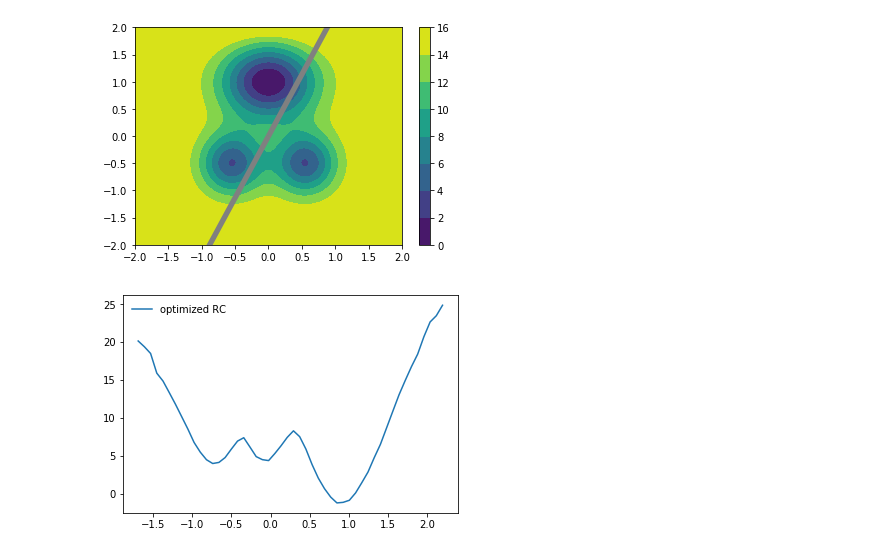
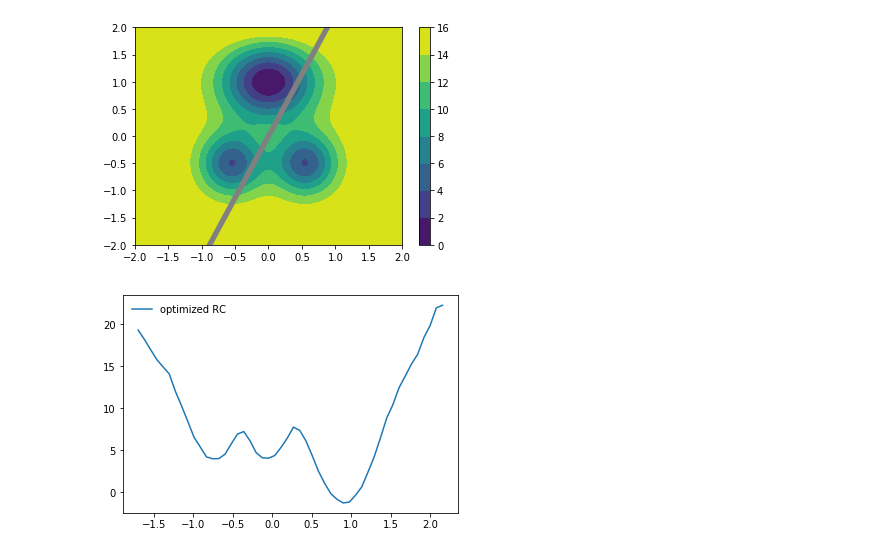
Before and after one commit to anotherjoshsmith/SGOOP, a Jupyter notebook: examples/model_potentials.ipynb, the cells around one changed output. Drawn from its saved outputs; the diff is of its cells as text; code cells hidden in the pictures.

```diff
--- a/examples/model_potentials.ipynb
+++ b/examples/model_potentials.ipynb
@@ -70,8 +74,3 @@ sgoop_params = {
     'diffusivity': 1.0
 }
-# %%
-def angle_to_rc(angle):
-    x = np.cos(angle)
-    y = np.sin(angle)
-    return np.array([x, y])
 # %%
@@ -643,26 +617,19 @@ sgoop_params = {
     'diffusivity': 1.0
 }
 # %%
+from sgoop.sgoop import rc_eval
+from sgoop.utilities import angle_to_rc
+
 # evaluate spectral gap for various CVs
 thetas = np.linspace(0, np.pi / 2, 20)
 sg = np.zeros_like(thetas)
 for idx, angle in enumerate(thetas):
     rc = angle_to_rc(angle)
-    prob, grid = md_prob(
+    sg[idx] = rc_eval(
         rc,
-        monte_carlo_traj,
-        sgoop_params['cv_cols'],
-        monte_carlo_traj['weights'].values,
-        sgoop_params['rc_bins'],
-        sgoop_params['kde'],
-    )
-    # calculate spectral gap
-    sg[idx] = sgoop(
-        prob,
-        None,
-        sgoop_params['d'],
-        sgoop_params['wells'],
-        sgoop_params['diffusivity'],
+        monte_carlo_traj[['x', 'y']],
+        sgoop_params,
+        weights=monte_carlo_traj['weights'],
     )
 
     print(f'rc{idx:2d}:  angle: {angle:6.3f}  sg: {sg[idx]:6.3f}')
@@ -671,10 +638,4 @@ opt_theta = thetas[np.argmax(sg)]
 opt_rc = angle_to_rc(opt_theta)
 print(f'optimized RC: {opt_rc}')
 print(f'spectral gap: {sg.max()}')
-
-plt.plot(thetas, sg)
-plt.xlabel('theta (rad)')
-plt.ylabel('spectral gap')
-plt.xticks([0, np.pi/4, np.pi/2])
-plt.show()
 # %% [output]
@@ -714,25 +682,26 @@ plt.show()
 # %% [output]
 [figure]
 # %%
+from sgoop.sgoop import md_prob
+
 ############
 # pmf plot #
 ############
 opt_prob, opt_grid = md_prob(
     opt_rc,
-    monte_carlo_traj,
-    sgoop_params['cv_cols'],
-    monte_carlo_traj['weights'].values,
-    sgoop_params['rc_bins'],
-    sgoop_params['kde'],
+    monte_carlo_traj[['x', 'y']],
+    monte_carlo_traj['weights'],
+    sgoop_params.get('rc_bins'),
+    sgoop_params.get('kde_bw'),
 )
 
 # initialize plot
 fig = plt.figure()
 ax = fig.add_subplot(1, 1, 1)
 # plot pmf from probability
 plt.plot(opt_grid, -np.ma.log(opt_prob), label="optimized RC")
 
 plt.legend(frameon=False)
 plt.show()
 # %% [output]
-[figure, old version]
+[figure, new version]
```
Also changed, not shown: parts of 29 cells of this notebook.
